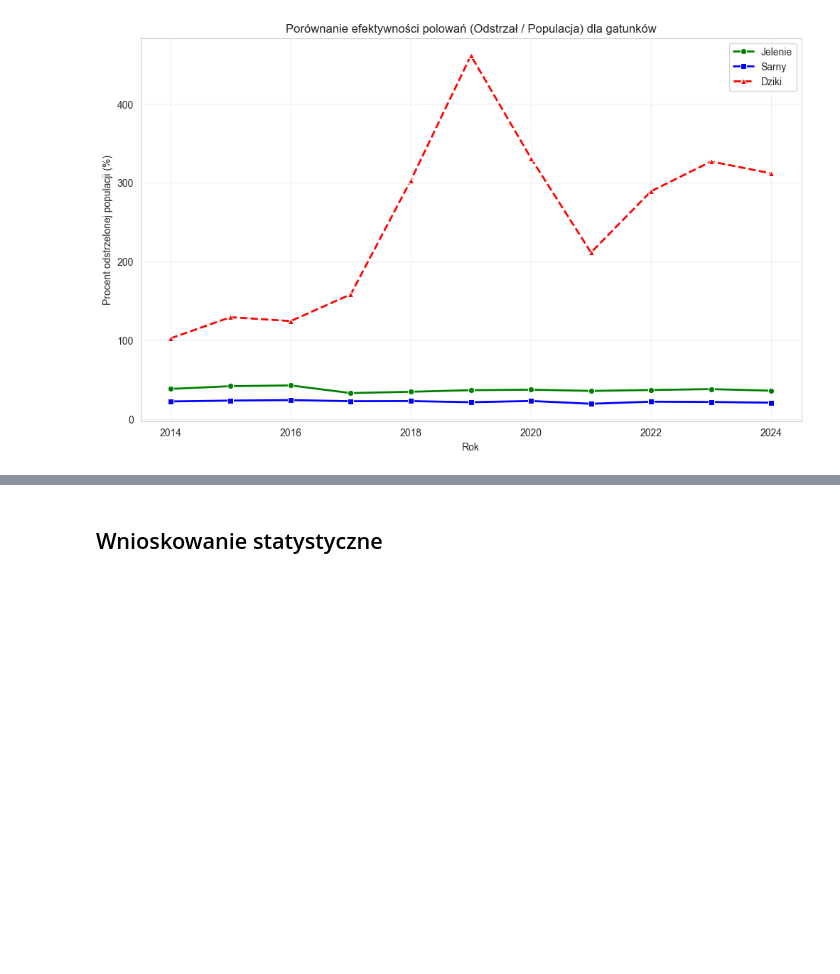
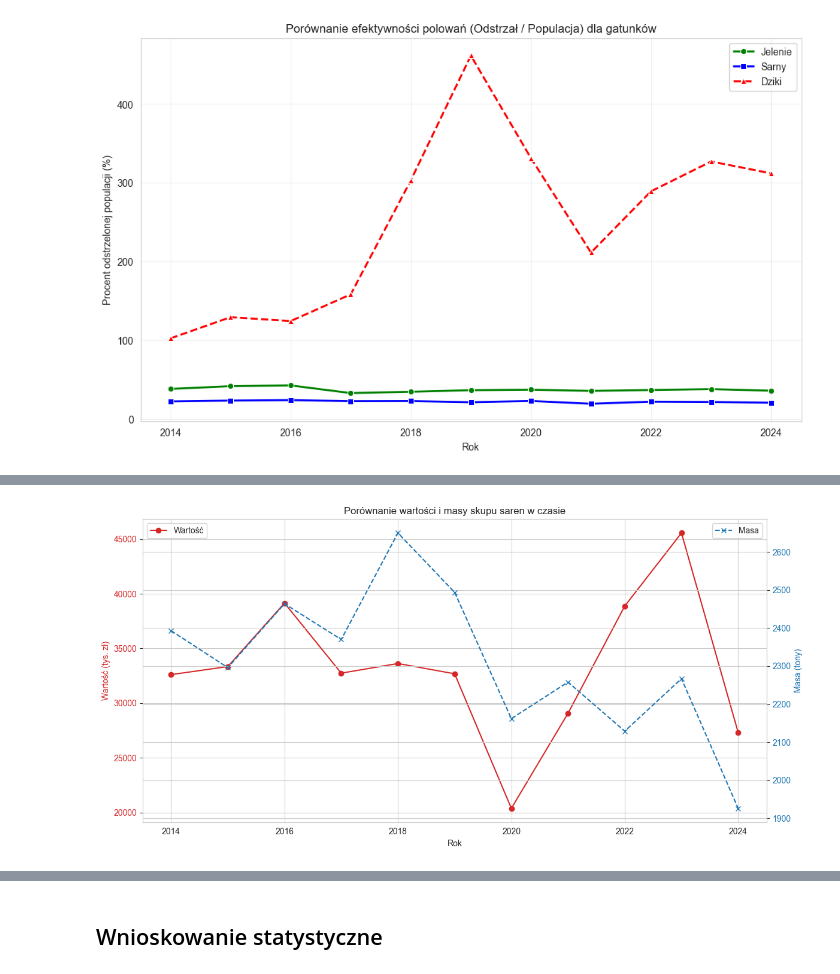
Before and after one commit to edyta02/Analiza-danych-z-R-i-Python---LW, a Jupyter notebook: Projekt.ipynb, the cells around one changed output, grey strips where cells are left out. Drawn from its saved outputs; the diff is of its cells as text; code cells hidden in the pictures; blank space fills up the shorter version.

```diff
--- a/Projekt.ipynb
+++ b/Projekt.ipynb
@@ -1537,0 +1515,24 @@ plt.show()
+# %%
+df_agg_sarny = df_combined.groupby('Year')[['Sarny (tys zł)', 'Sarny (tony)']].sum()
+
+fig, ax1 = plt.subplots(figsize=(12, 6))
+
+color = 'tab:red'
+ax1.set_xlabel('Rok')
+ax1.set_ylabel('Wartość (tys. zł)', color=color)
+ax1.plot(df_agg_sarny.index, df_agg_sarny['Sarny (tys zł)'], color=color, marker='o', label='Wartość')
+ax1.tick_params(axis='y', labelcolor=color)
+ax1.legend(loc='upper left') # Dodano legendę
+
+ax2 = ax1.twinx()  # druga oś Y
+color = 'tab:blue'
+ax2.set_ylabel('Masa (tony)', color=color)
+ax2.plot(df_agg_sarny.index, df_agg_sarny['Sarny (tony)'], color=color, marker='x', linestyle='--', label='Masa')
+ax2.tick_params(axis='y', labelcolor=color)
+ax2.legend(loc='upper right') # Dodano legendę
+
+plt.title('Porównanie wartości i masy skupu saren w czasie')
+fig.tight_layout()
+plt.show()
+# %% [output]
+[figure, added]
```
Also changed, not shown: parts of 5 cells of this notebook, 6 other files.
